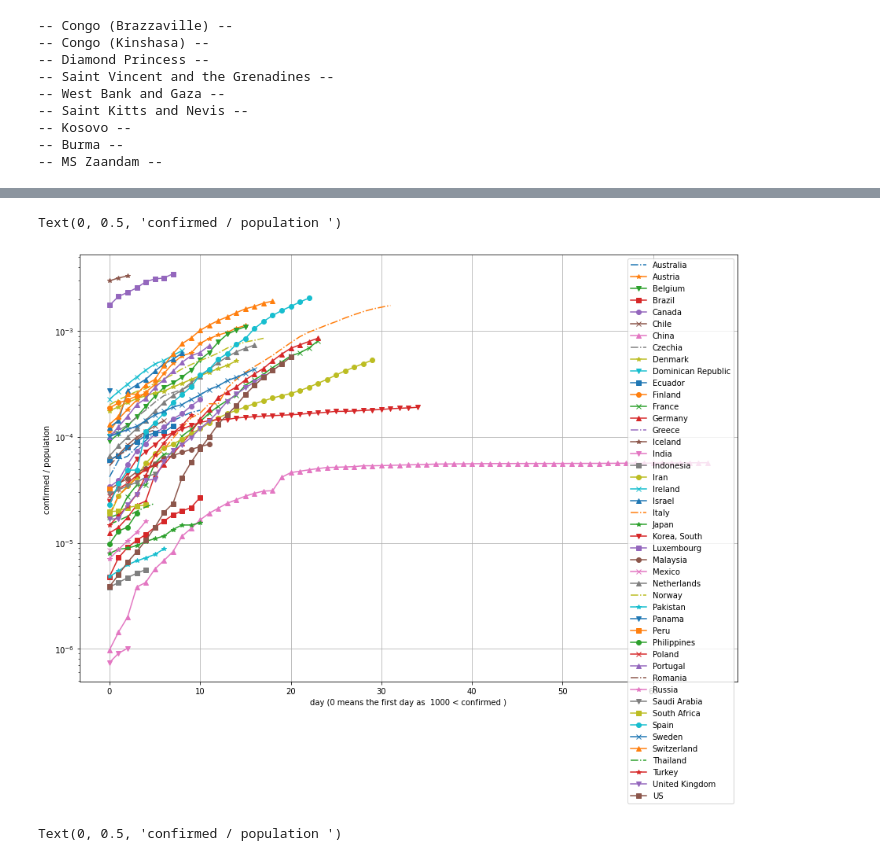
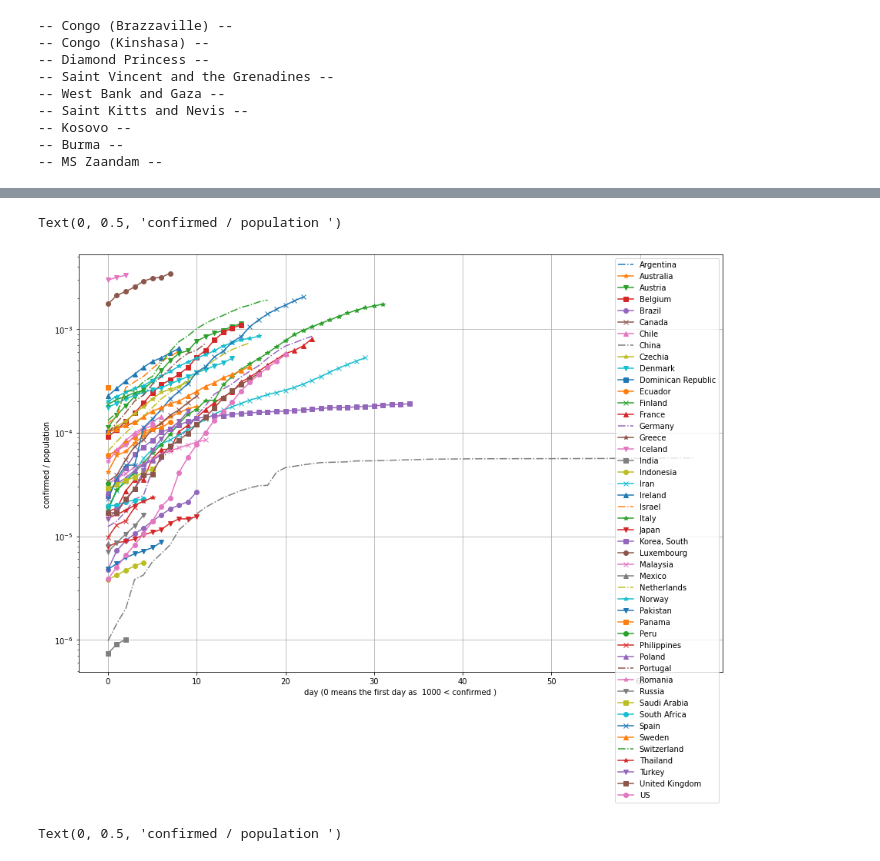
Before and after one commit to YoungKwonJo/simulation01, a Jupyter notebook: real-data5.ipynb, the cells around one changed output, grey strips where cells are left out. Drawn from its saved outputs; the diff is of its cells as text; code cells hidden in the pictures.

```diff
--- a/real-data5.ipynb
+++ b/real-data5.ipynb
@@ -92,7 +92,7 @@ for i in country[1:]:
     df_1.loc['value', :] = df_1.sum()
 
     data_11 = df_1.T[4:]
-    data_11 = data_11.loc[lambda df: df['value'] >100]
+    data_11 = data_11.loc[lambda df: df['value'] >1000]
     try:
         data_11[i] = data_11['value']/int(dd[i])
     except:
@@ -142,29 +142,29 @@ country2
  'United Kingdom',
  'US']
 # %%
-df = data_0[country2[1:]+['day']]
+df = data_0[country2[:]+['day']]
 # %%
 import matplotlib.pyplot as plt
 plt.rcParams['axes.facecolor']='white'
 plt.rcParams['savefig.facecolor']='white'
 plt.rcParams["figure.facecolor"] = "w"
 
 
 fig, ax = plt.subplots(figsize=(15, 10))
 maker = ["-.",'-*','-v','-s','-o','-x',"-^"]
 
-for i,ii in enumerate(country2[1:]):
+for i,ii in enumerate(country2[:]):
     df.plot(ax=ax, x="day",y=ii, style=maker[i%7])
 
 #ax.get_legend().remove()
 ax.grid(True)
 ax.set_yscale('log')
 #plt.text(30, 3*10**3, "{}".format("countries of over 1000 people as conformed"), fontsize=12)
 ax.set_xlabel('day (0 means the first day as  1000 < confirmed )')
 ax.set_ylabel('confirmed / population ')
 # %% [output]
 Text(0, 0.5, 'confirmed / population ')
-[figure, old version]
+[figure, new version]
 # %%
 df = data_0[country2[:]+['day']]
 
```
Also changed, not shown: parts of 1 cell of this notebook, 4 other files.
